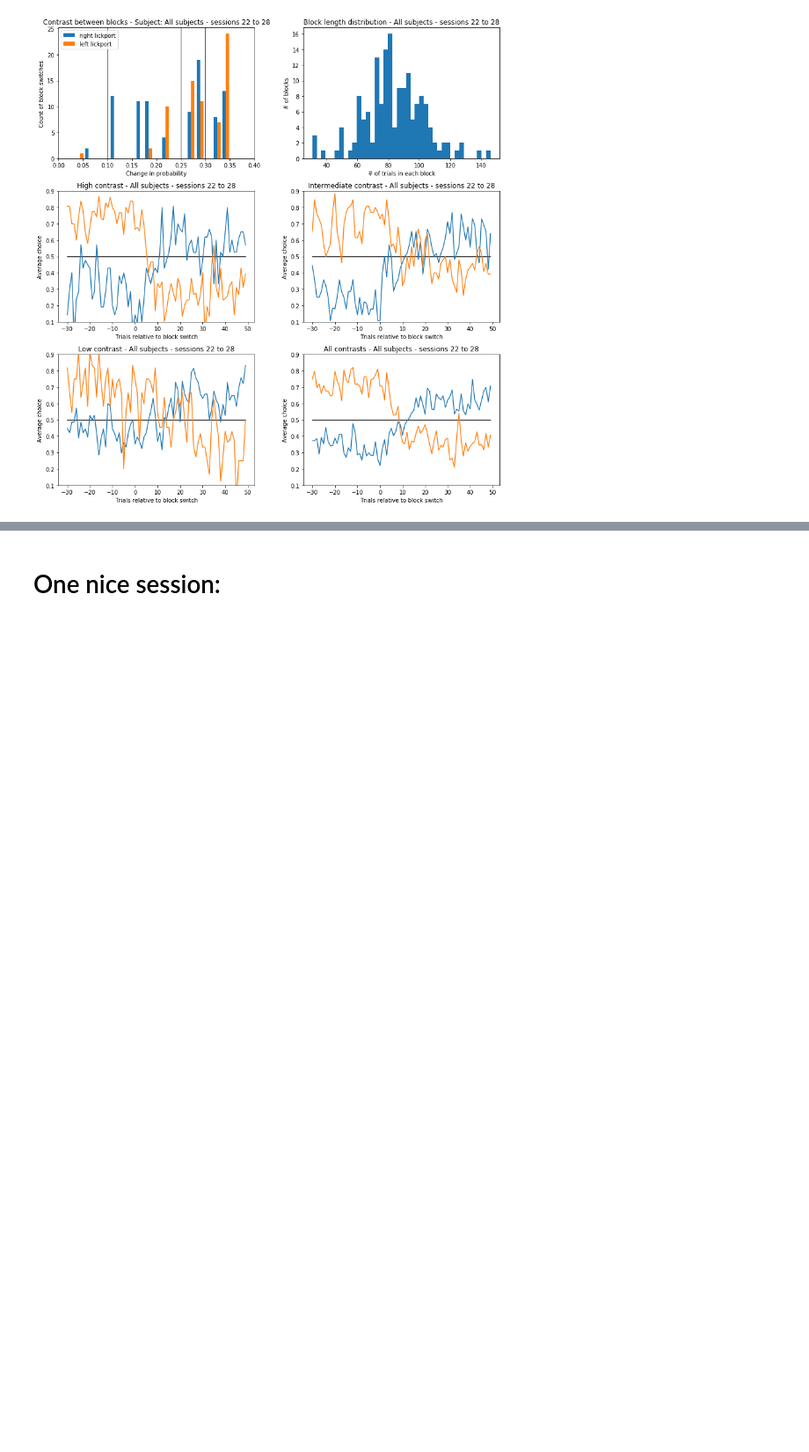
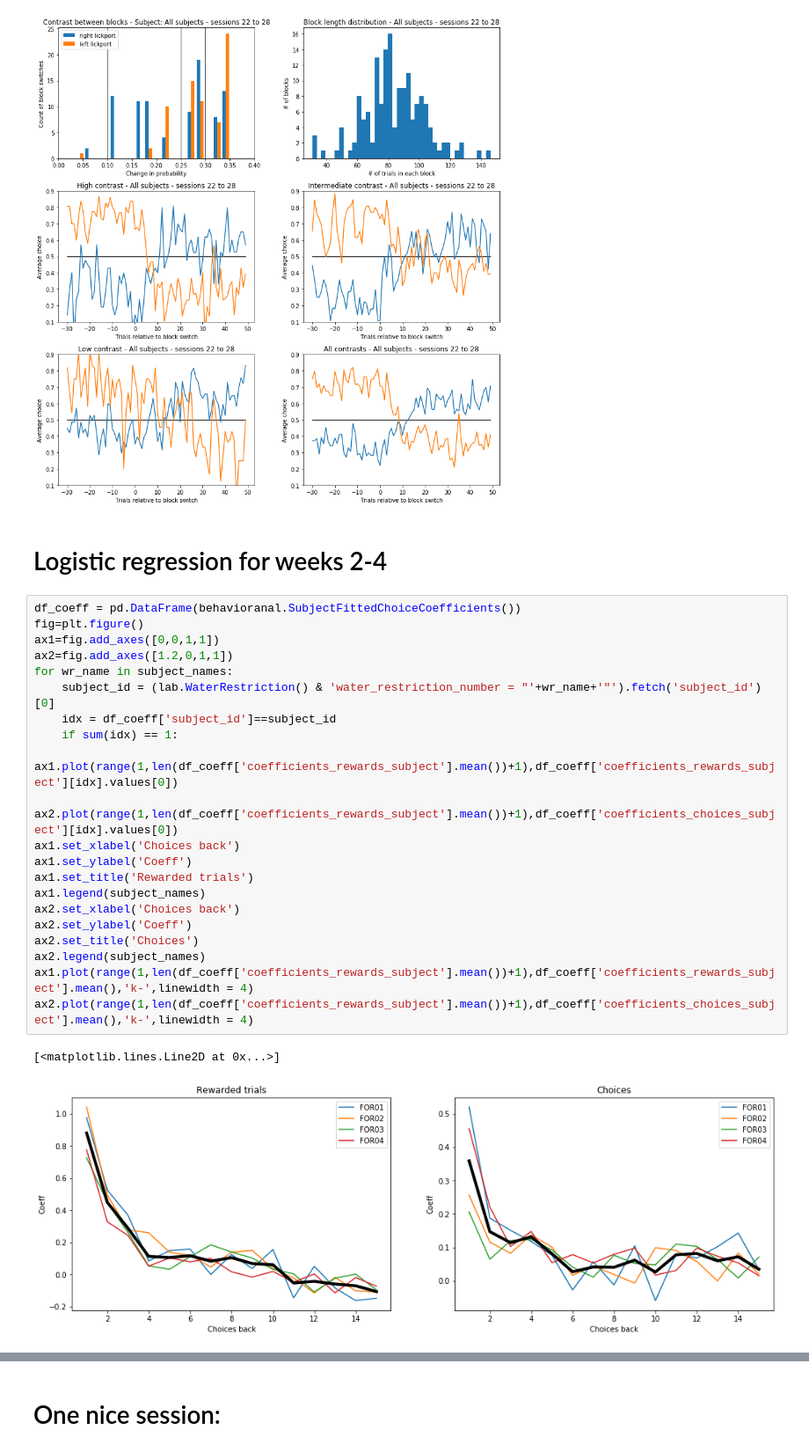
Before and after one commit to rozmar/DataPipeline, a Jupyter notebook: foraging_analysis.ipynb, the cells around one changed output, grey strips where cells are left out. Shown at 88% size. Drawn from its saved outputs; the diff is of its cells as text; blank space fills up the shorter version.

Commit message:
regression

```diff
--- a/foraging_analysis.ipynb
+++ b/foraging_analysis.ipynb
@@ -285,3 +285,29 @@ plot_block_switches(sessions = [22, 28])
 [figure]
 [figure]
 [figure]
+# %% [markdown]
+# Logistic regression for weeks 2-4
+# %%
+df_coeff = pd.DataFrame(behavioranal.SubjectFittedChoiceCoefficients())
+fig=plt.figure()
+ax1=fig.add_axes([0,0,1,1])
+ax2=fig.add_axes([1.2,0,1,1])
+for wr_name in subject_names:
+    subject_id = (lab.WaterRestriction() & 'water_restriction_number = "'+wr_name+'"').fetch('subject_id')[0]
+    idx = df_coeff['subject_id']==subject_id
+    if sum(idx) == 1:
+        ax1.plot(range(1,len(df_coeff['coefficients_rewards_subject'].mean())+1),df_coeff['coefficients_rewards_subject'][idx].values[0])
+        ax2.plot(range(1,len(df_coeff['coefficients_rewards_subject'].mean())+1),df_coeff['coefficients_choices_subject'][idx].values[0])
+ax1.set_xlabel('Choices back')
+ax1.set_ylabel('Coeff')
+ax1.set_title('Rewarded trials')
+ax1.legend(subject_names)
+ax2.set_xlabel('Choices back')
+ax2.set_ylabel('Coeff')
+ax2.set_title('Choices')
+ax2.legend(subject_names)
+ax1.plot(range(1,len(df_coeff['coefficients_rewards_subject'].mean())+1),df_coeff['coefficients_rewards_subject'].mean(),'k-',linewidth = 4)
+ax2.plot(range(1,len(df_coeff['coefficients_rewards_subject'].mean())+1),df_coeff['coefficients_choices_subject'].mean(),'k-',linewidth = 4)
+# %% [output]
+[<matplotlib.lines.Line2D at 0x...>]
+[figure, added]
```
Also changed, not shown: parts of 4 cells of this notebook.
